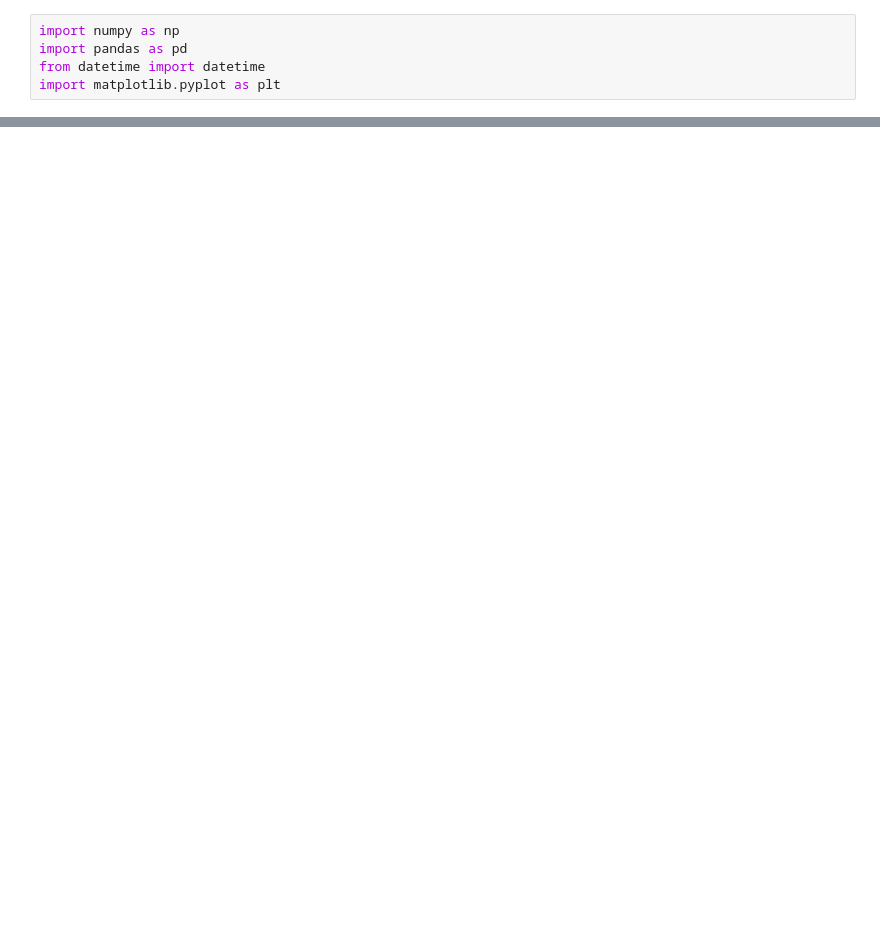
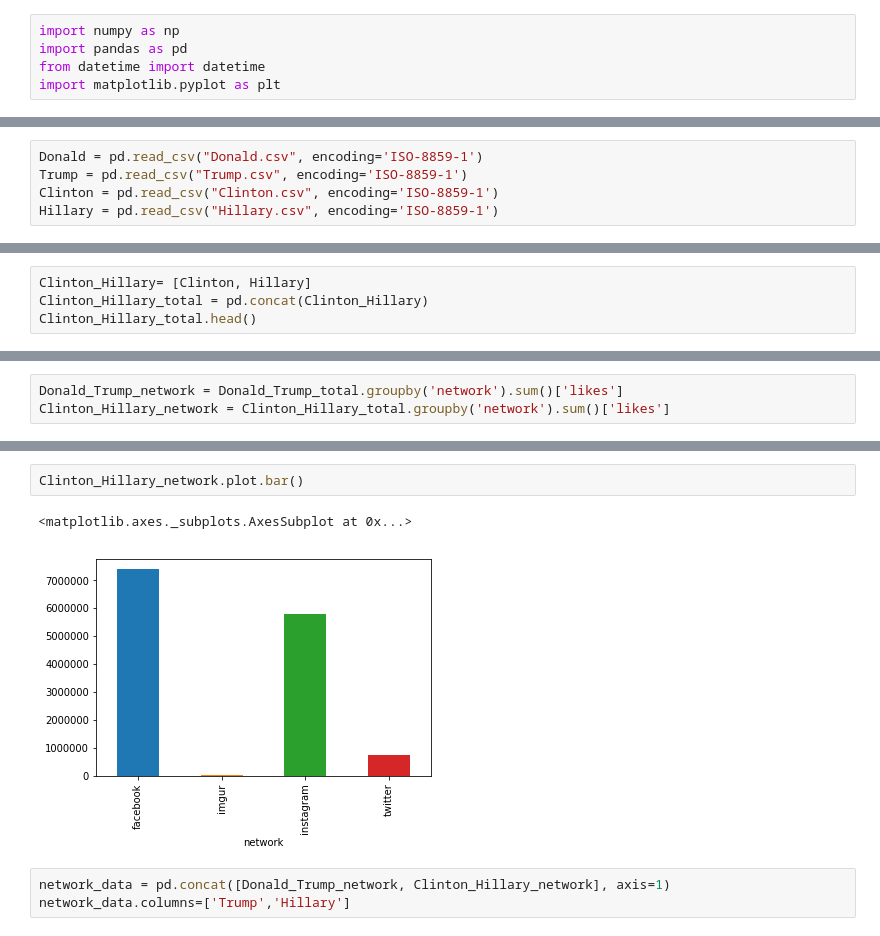
Before and after one commit to yejack/Election-Analysis, a Jupyter notebook: Network.ipynb, the cells around one changed output, grey strips where cells are left out. Cells and saved outputs as stored; diff of their text form; blank space fills up the shorter version.

```diff
--- a/Network.ipynb
+++ b/Network.ipynb
@@ -35,0 +14,5 @@ data.plot()
+# %%
+Donald = pd.read_csv("Donald.csv", encoding='ISO-8859-1')
+Trump = pd.read_csv("Trump.csv", encoding='ISO-8859-1')
+Clinton = pd.read_csv("Clinton.csv", encoding='ISO-8859-1')
+Hillary = pd.read_csv("Hillary.csv", encoding='ISO-8859-1')
@@ -35,0 +31,4 @@ data.plot()
+# %%
+Clinton_Hillary= [Clinton, Hillary]
+Clinton_Hillary_total = pd.concat(Clinton_Hillary)
+Clinton_Hillary_total.head()
@@ -35,0 +53,3 @@ data.plot()
+# %%
+Donald_Trump_network = Donald_Trump_total.groupby('network').sum()['likes']
+Clinton_Hillary_network = Clinton_Hillary_total.groupby('network').sum()['likes']
@@ -35,0 +61,8 @@ data.plot()
+# %%
+Clinton_Hillary_network.plot.bar()
+# %% [output]
+<matplotlib.axes._subplots.AxesSubplot at 0x...>
+[figure, added]
+# %%
+network_data = pd.concat([Donald_Trump_network, Clinton_Hillary_network], axis=1)
+network_data.columns=['Trump','Hillary']
```
Also changed, not shown: parts of 14 cells of this notebook.
